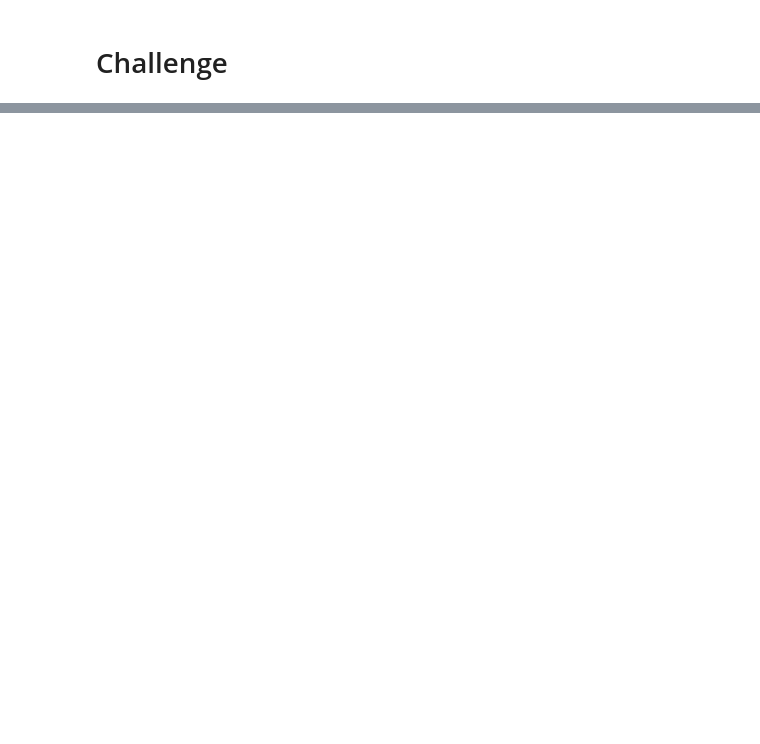
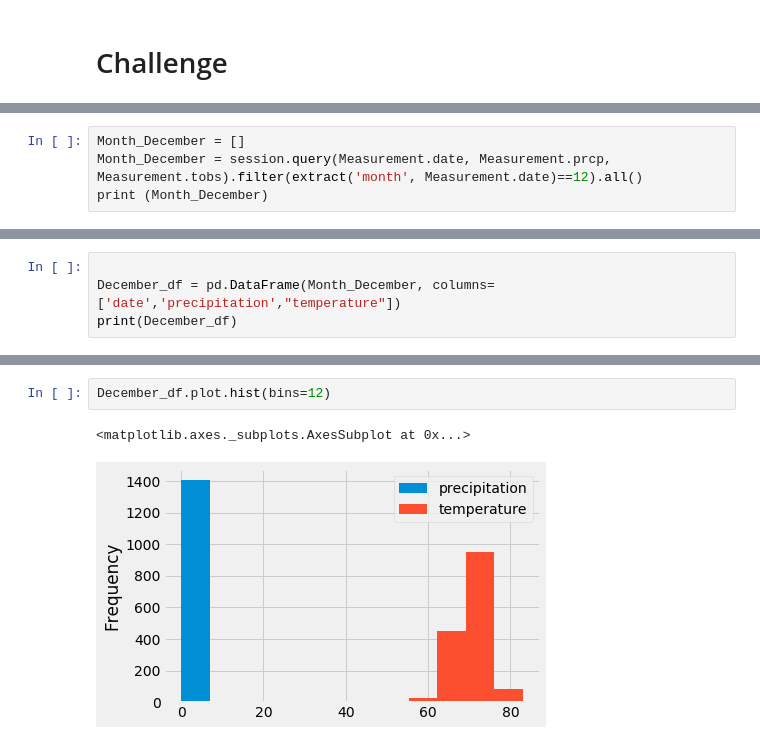
Before and after one commit to shaile09/surfs-up, a Jupyter notebook: climate_analysis.ipynb, the cells around one changed output, grey strips where cells are left out. Drawn from its saved outputs; the diff is of its cells as text; blank space fills up the shorter version.

```diff
--- a/climate_analysis.ipynb
+++ b/climate_analysis.ipynb
@@ -258,0 +274,4 @@ plt.tight_layout()
+# %%
+Month_December = []
+Month_December = session.query(Measurement.date, Measurement.prcp, Measurement.tobs).filter(extract('month', Measurement.date)==12).all()
+print (Month_December)
@@ -258,0 +280,4 @@ plt.tight_layout()
+# %%
+
+December_df = pd.DataFrame(Month_December, columns=['date','precipitation',"temperature"])
+print(December_df)
@@ -258,0 +299,5 @@ plt.tight_layout()
+# %%
+December_df.plot.hist(bins=12)
+# %% [output]
+<matplotlib.axes._subplots.AxesSubplot at 0x...>
+[figure, added]
```
Also changed, not shown: parts of 53 cells of this notebook, 8 other files.
